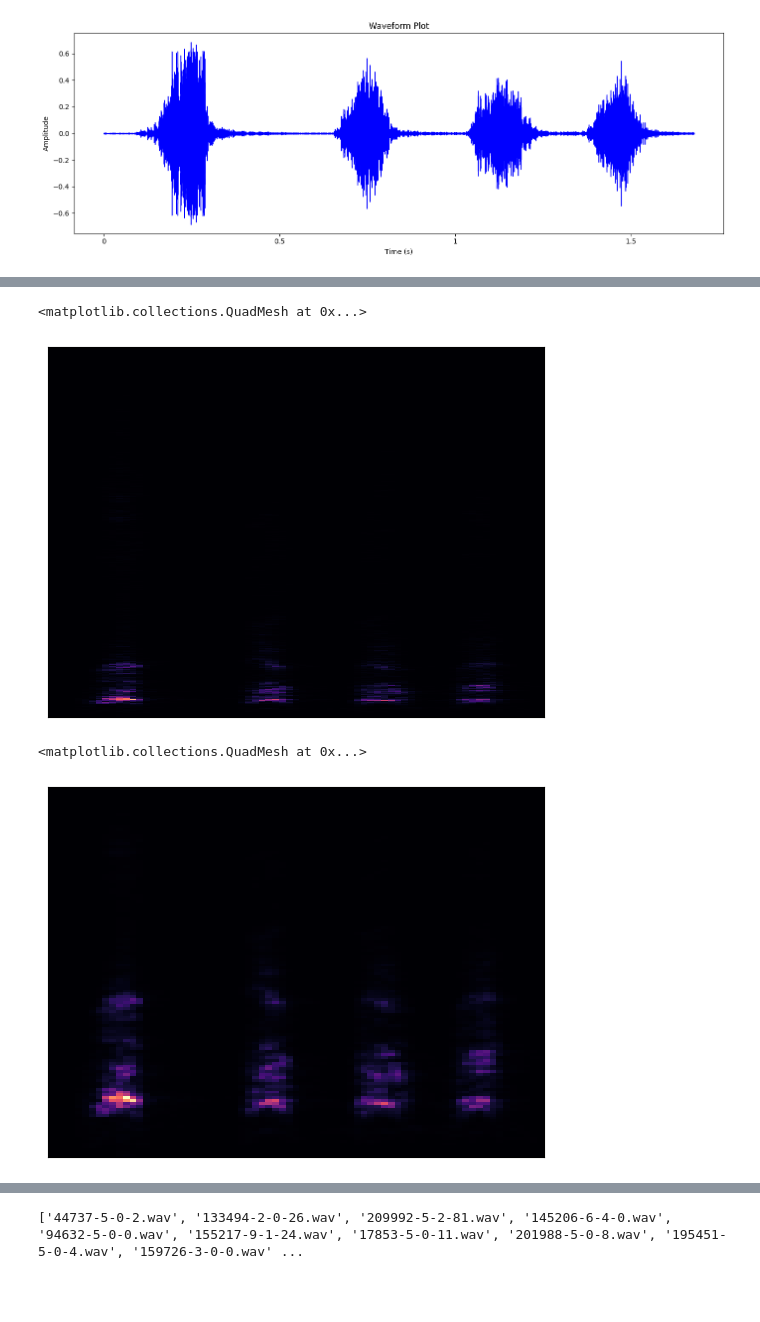
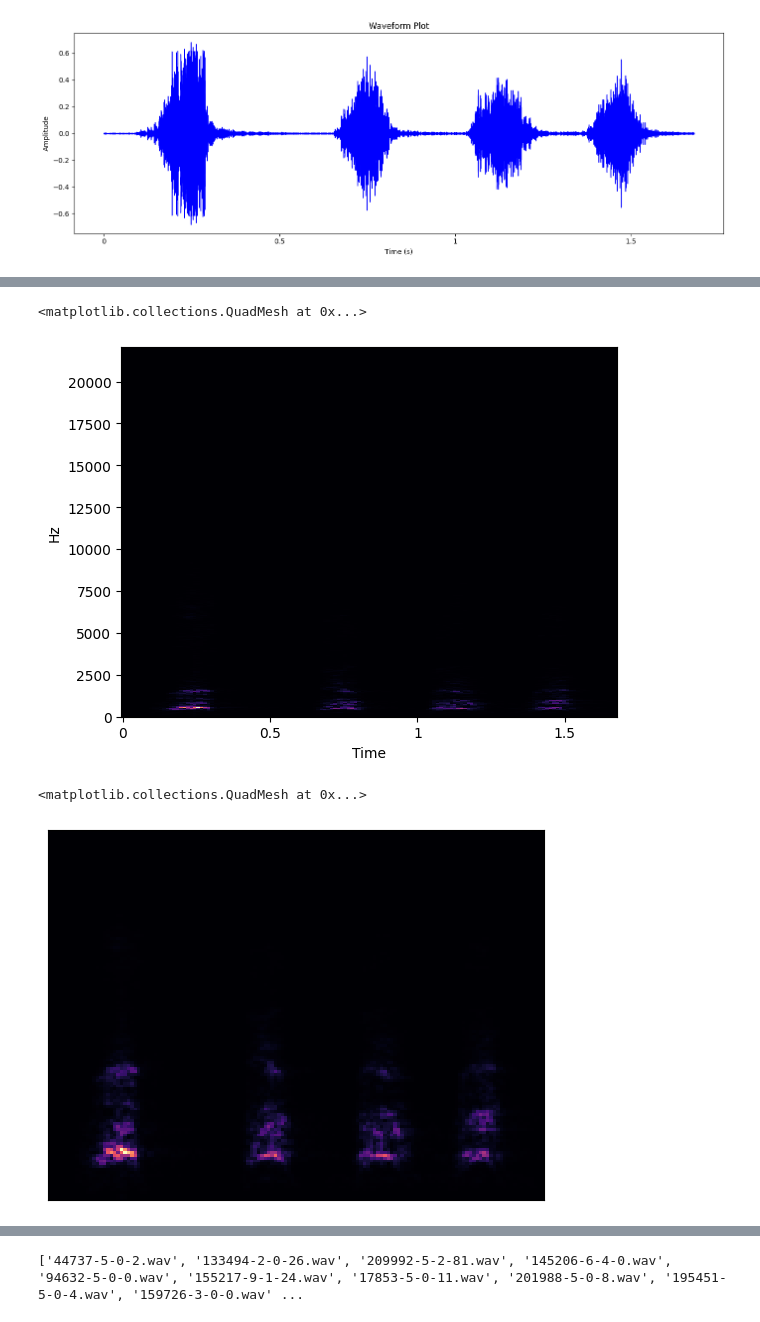
Before and after one commit to giacomo-lab/engine_idling_detection, a Jupyter notebook: intersection_effectivity.ipynb, the cells around one changed output, grey strips where cells are left out. Cells and saved outputs as stored; diff of their text form; code cells hidden in the pictures; blank space fills up the shorter version.

Commit message:
data preparation completed, librosa changes

```diff
--- a/intersection_effectivity.ipynb
+++ b/intersection_effectivity.ipynb
@@ -69,11 +69,9 @@ After that we will create mel spectrograms for each audio file.
 # select an audio file as an example
 audio_file =  '/Users/giacomo/Documents/lavoro/sound8k_data/our_dataset/344-3-5-0.wav'
 # %%
-
-
 #If samples are not already, convert to np.array, can probably be simpflified, no need for if check
 
-y, sr = librosa.load(audio_file)
+y, sr = librosa.load(audio_file, sr=44100, mono = True)
 if not isinstance(y, np.ndarray):
     samples = np.array(y)
 
@@ -96,11 +94,11 @@ Audio(audio_file)
 # %%
 #Apply fourier transformation and plot
 
 sgram = librosa.stft(y)
-librosa.display.specshow(sgram)
+librosa.display.specshow(np.abs(sgram), sr=sr, x_axis='time', y_axis='linear')
 # %% [output]
 <matplotlib.collections.QuadMesh at 0x...>
-[figure, old version]
+[figure, new version]
 # %%
 # Create a mel spectrogramm
 sgram_mag, _ = librosa.magphase(sgram)
@@ -108,7 +106,7 @@ mel_scale_sgram = librosa.feature.melspectrogram(S=sgram_mag, sr=sr)
 librosa.display.specshow(mel_scale_sgram)
 # %% [output]
 <matplotlib.collections.QuadMesh at 0x...>
-[figure, old version]
+[figure, new version]
 # %%
 
 mel_sgram = librosa.amplitude_to_db(mel_scale_sgram, ref=np.min)
```
Also changed, not shown: parts of 4 cells of this notebook.
